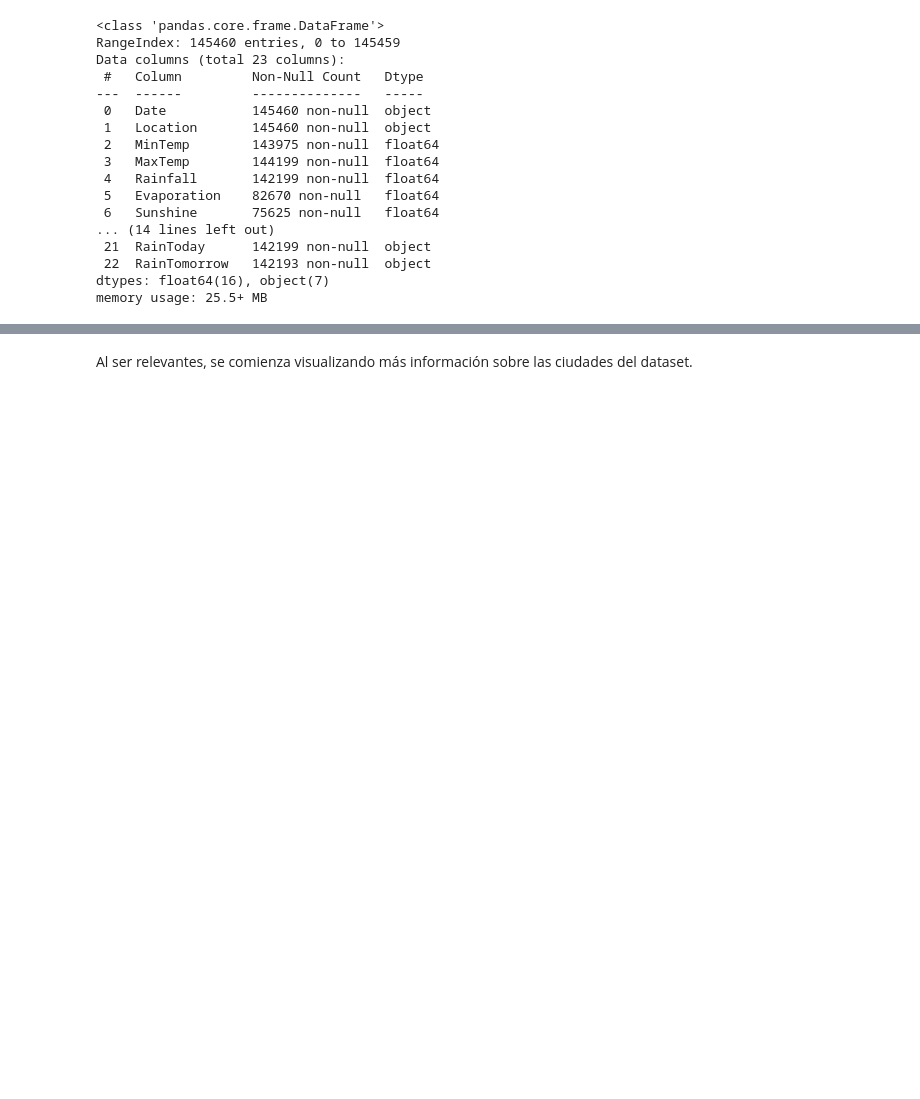
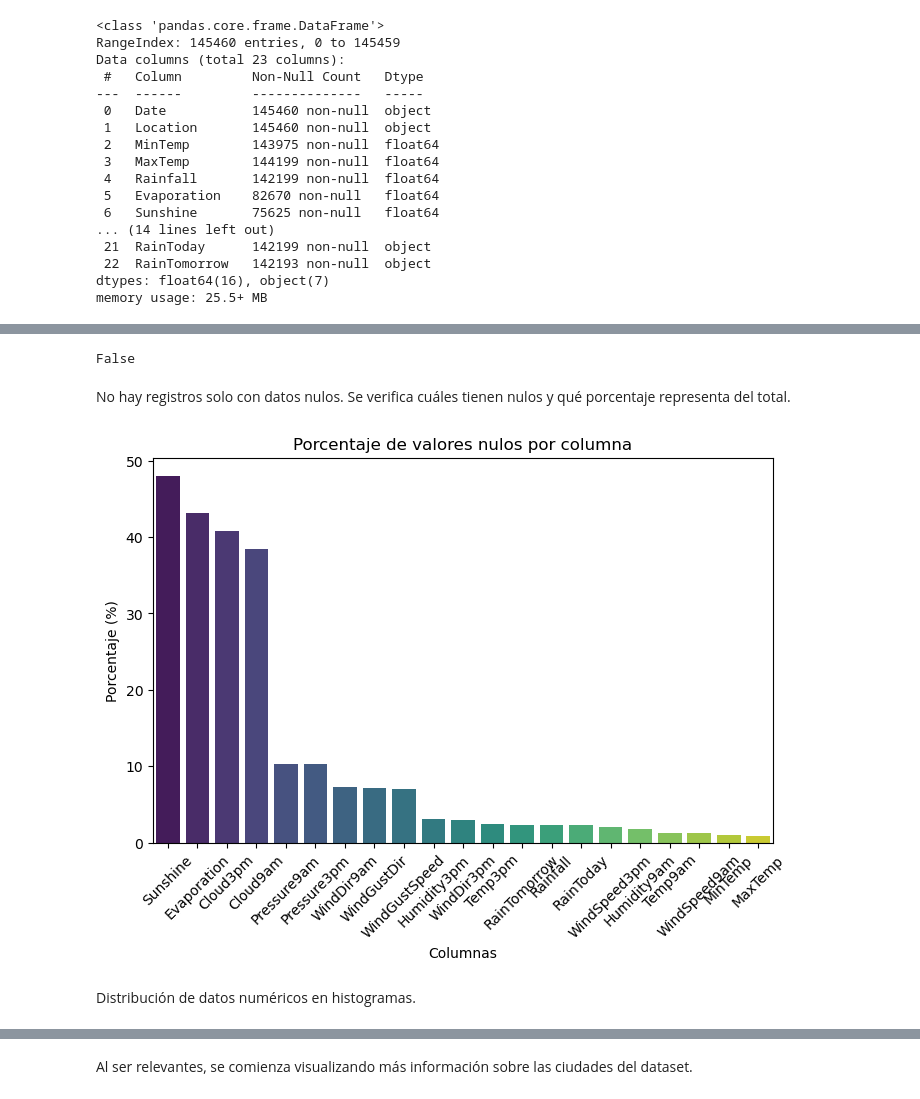
Before and after one commit to CaroRuiz92/AA1-TUIA-Ruiz-Quispe, a Jupyter notebook: TP-clasificacion-AA1.ipynb, the cells around one changed output, grey strips where cells are left out. Drawn from its saved outputs; the diff is of its cells as text; code cells hidden in the pictures; blank space fills up the shorter version.

```diff
--- a/TP-clasificacion-AA1.ipynb
+++ b/TP-clasificacion-AA1.ipynb
@@ -50,2 +54,23 @@ Para agilizar la limpieza, se borran registros con solo valores nulos.
-# %%
-data = data.dropna()
+# %%
+data.isna().all(axis=1).any()
+# %% [output]
+False
+# %% [markdown]
+No hay registros solo con datos nulos. Se verifica cuáles tienen nulos y qué porcentaje representa del total.
+# %%
+porc_nulos = data.isnull().sum()/len(data)*100
+# %%
+col_nulos = porc_nulos[porc_nulos>0].sort_values(ascending=False)
+# %%
+plt.figure(figsize=(8,5))
+sns.barplot(x=col_nulos.index, y=col_nulos.values, palette='viridis')
+
+plt.title('Porcentaje de valores nulos por columna')
+plt.ylabel('Porcentaje (%)')
+plt.xlabel('Columnas')
+plt.xticks(rotation=45)
+plt.show()
+# %% [output]
+[figure, added]
+# %% [markdown]
+Distribución de datos numéricos en histogramas.
```
Also changed, not shown: parts of 12 cells of this notebook.
